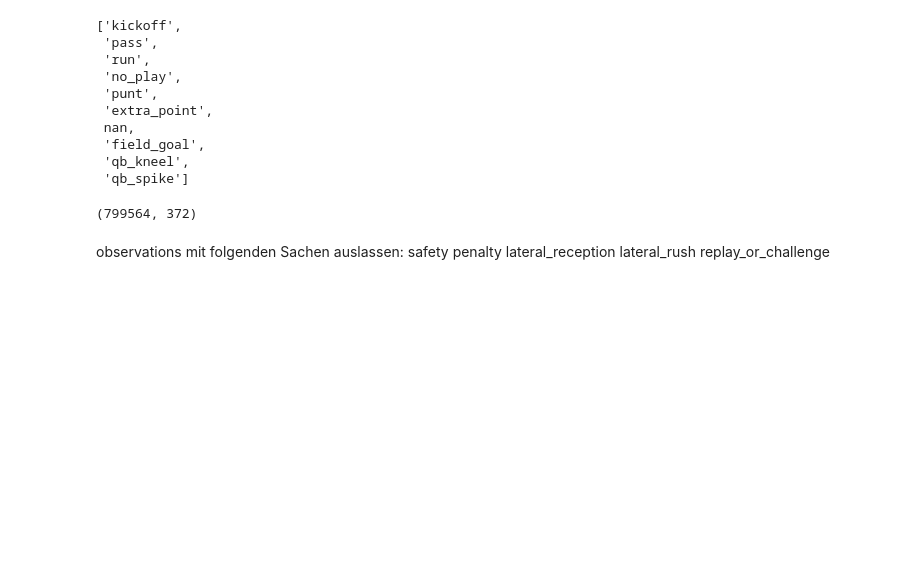
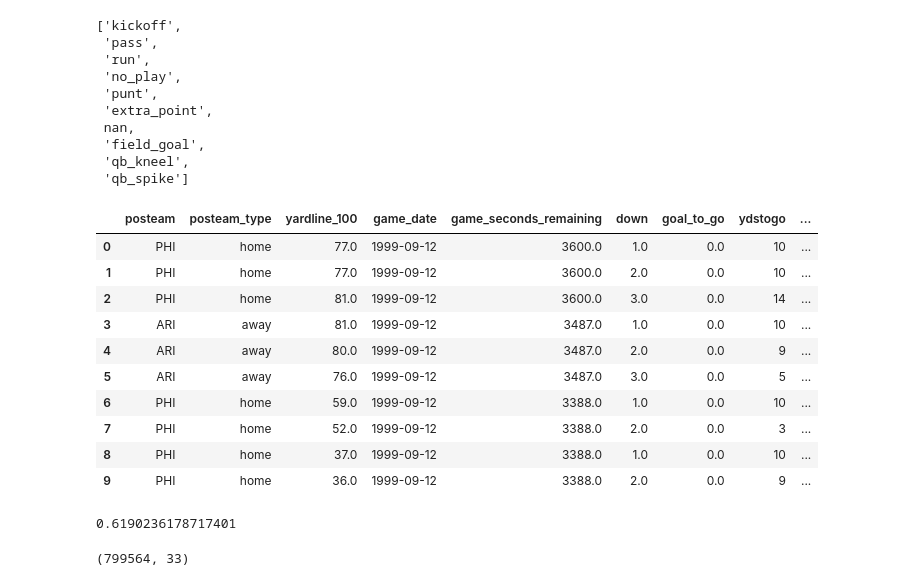
Before and after one commit to MatthiasBiermanns/NFL_play_prediction, a Jupyter notebook: mannheim_meerkats.ipynb, the cells around one changed output. Drawn from its saved outputs; the diff is of its cells as text; code cells hidden in the pictures; blank space fills up the shorter version.

Commit message:
removed yac and air_yards. some na analysis

```diff
--- a/mannheim_meerkats.ipynb
+++ b/mannheim_meerkats.ipynb
@@ -50,0 +369,39 @@ combined_df.drop(combined_df[combined_df["replay_or_challenge"]==1].index, axis=
+# %%
+drop_columns3=[
+    "drive_inside20",
+    "penalty",
+    "penalty_yards",
+    "penalty_type",
+    "drive_play_id_ended",
+    "drive_play_id_started",
+    "first_down_penalty",
+    "fourth_down_converted",
+    "fourth_down_failed",
+    "fumble_lost",
+    "fumble_recovery_1_player_id",
+    "fumble_recovery_1_player_name",
+    "fumble_recovery_1_team",
+    "fumble_recovery_1_yards",
+    "fumble_recovery_2_player_id",
+    "fumble_recovery_2_player_name",
+    "fumble_recovery_2_team",
+    "fumble_recovery_2_yards",
+    "pass_attempt",
+    "qb_epa",
+    "rush_attempt",
+    "safety",
+    "series_result",
+    "series_success",
+    'third_down_converted',
+    'third_down_failed',
+    'complete_pass',
+    "incomplete_pass",
+    "sack",
+    "tackled_for_loss",
+    "half_seconds_remaining",
+    "game_half",
+    #"weather",
+    "air_yards",
+    "yards_after_catch"
+
+]
@@ -51,11 +413,26 @@ combined_df.drop(combined_df[combined_df["replay_or_challenge"]==1].index, axis=
+# %%
+pd.set_option('display.max_columns', None)
+pd.set_option('display.max_rows', None)
+display(combined_df.head(10))
+pd.reset_option('display.max_columns')
+pd.reset_option('display.max_rows')
+# %% [output]
+|  | posteam | posteam_type | yardline_100 | game_date | game_seconds_remaining | down | goal_to_go | ydstogo | ... |
+| 0 | PHI | home | 77.0 | 1999-09-12 | 3600.0 | 1.0 | 0.0 | 10 | ... |
+| 1 | PHI | home | 77.0 | 1999-09-12 | 3600.0 | 2.0 | 0.0 | 10 | ... |
+| 2 | PHI | home | 81.0 | 1999-09-12 | 3600.0 | 3.0 | 0.0 | 14 | ... |
+| 3 | ARI | away | 81.0 | 1999-09-12 | 3487.0 | 1.0 | 0.0 | 10 | ... |
+| 4 | ARI | away | 80.0 | 1999-09-12 | 3487.0 | 2.0 | 0.0 | 9 | ... |
+| 5 | ARI | away | 76.0 | 1999-09-12 | 3487.0 | 3.0 | 0.0 | 5 | ... |
+| 6 | PHI | home | 59.0 | 1999-09-12 | 3388.0 | 1.0 | 0.0 | 10 | ... |
+| 7 | PHI | home | 52.0 | 1999-09-12 | 3388.0 | 2.0 | 0.0 | 3 | ... |
+| 8 | PHI | home | 37.0 | 1999-09-12 | 3388.0 | 1.0 | 0.0 | 10 | ... |
+| 9 | PHI | home | 36.0 | 1999-09-12 | 3388.0 | 2.0 | 0.0 | 9 | ... |
+# %%
+combined_df[combined_df["cp"].isna()].shape[0]/combined_df.shape[0]
+# %% [output]
+0.6190236178717401
 # %%
 combined_df.shape
 # %% [output]
-(799564, 372)
+(799564, 33)
-# %% [markdown]
-observations mit folgenden Sachen auslassen:
-safety
-penalty
-lateral_reception
-lateral_rush
-replay_or_challenge
```
Also changed, not shown: parts of 14 cells of this notebook.
